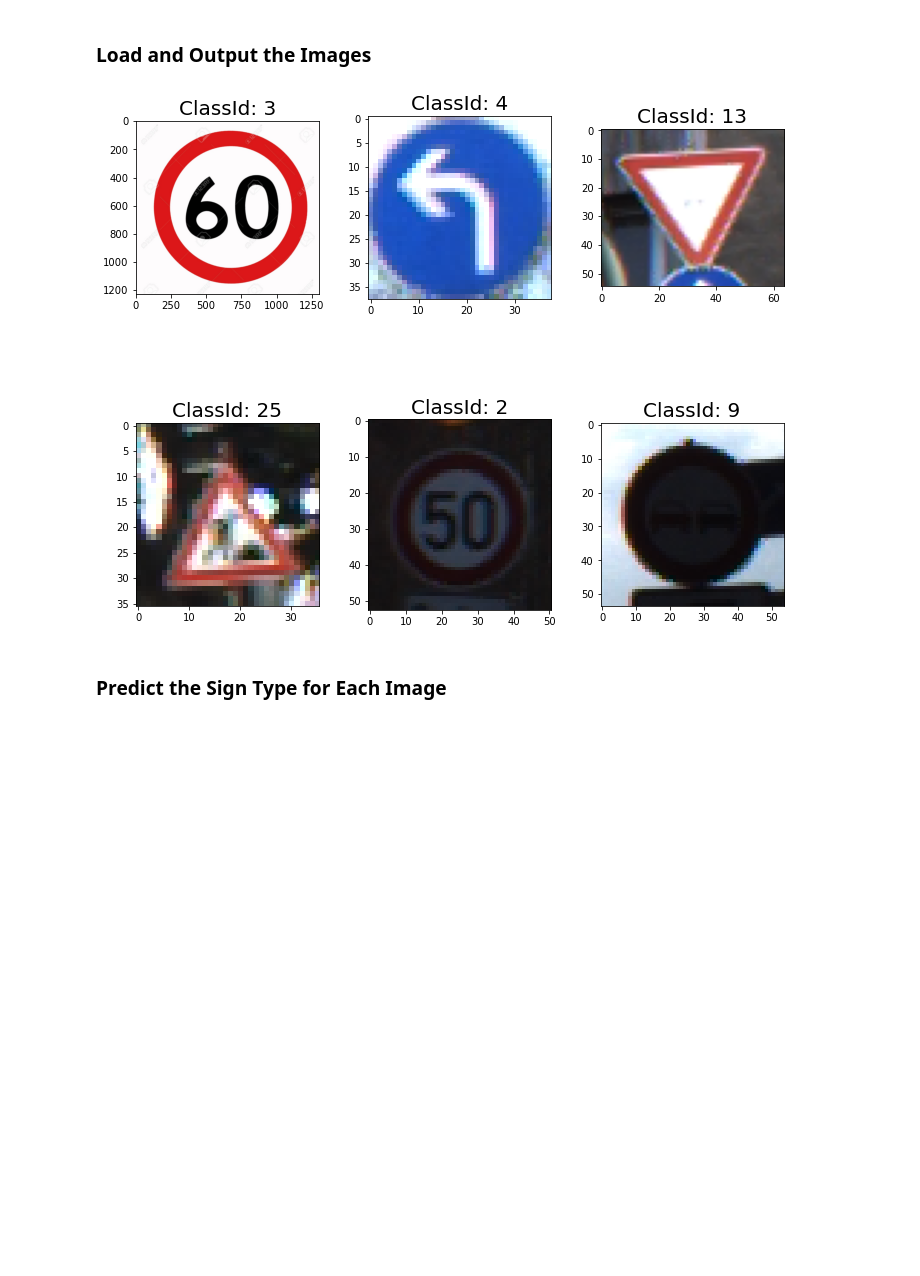
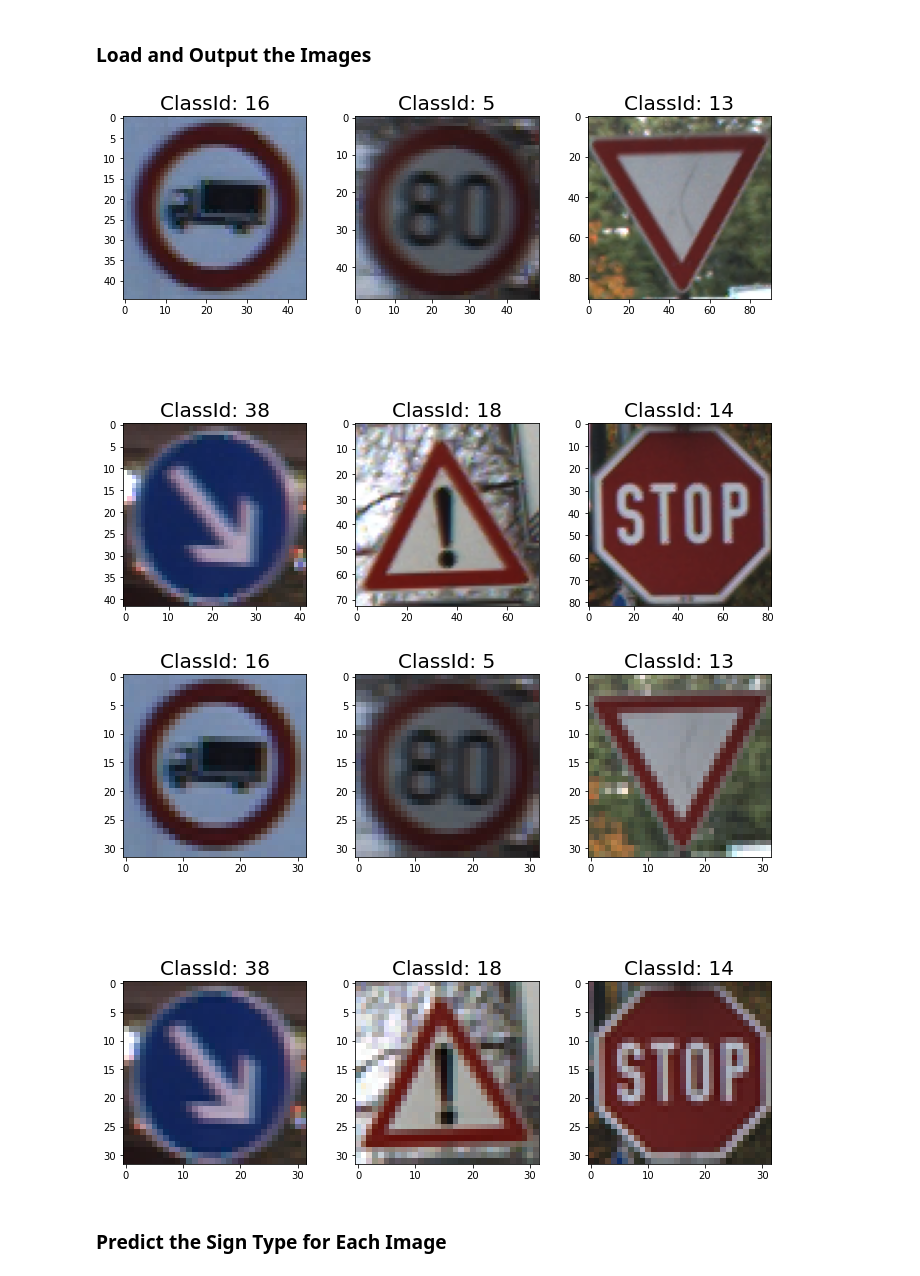
Before and after one commit to BofeiCHEN/CarND-Traffic-Sign-Classifier-Project, a Jupyter notebook: Traffic_Sign_Classifier.ipynb, the cells around one changed output. Saved outputs shown, nothing was run; the diff lists cells and outputs as text; code cells hidden in the pictures; blank space fills up the shorter version.

```diff
--- a/Traffic_Sign_Classifier.ipynb
+++ b/Traffic_Sign_Classifier.ipynb
@@ -358,44 +370,75 @@ You may find `signnames.csv` useful as it contains mappings from the class id (i
 # %%
 ### Load the images and plot them here.
 ### Feel free to use as many code cells as needed.
 import cv2
 #import matplotlib.pyplot as plt
 #import numpy as np
 #import tensorflow as tf
 from skimage import transform
 from skimage import io
 
 
-img_1 = cv2.imread("test/001.png")[...,::-1]
-ppm_img_2 = cv2.imread("test/09428.ppm")[...,::-1]
-ppm_img_3 = cv2.imread("test/02049.ppm")[...,::-1]
-ppm_img_4 = cv2.imread("test/03362.ppm")[...,::-1]
-ppm_img_5 = cv2.imread("test/04489.ppm")[...,::-1]
-ppm_img_6 = cv2.imread("test/09211.ppm")[...,::-1]
+ppm_img_1 = cv2.imread("test/00000.ppm")[...,::-1]
+ppm_img_2 = cv2.imread("test/01938.ppm")[...,::-1]
+ppm_img_3 = cv2.imread("test/02523.ppm")[...,::-1]
+ppm_img_4 = cv2.imread("test/07598.ppm")[...,::-1]
+ppm_img_5 = cv2.imread("test/08521.ppm")[...,::-1]
+ppm_img_6 = cv2.imread("test/11211.ppm")[...,::-1]
 
-
-f, axs = plt.subplots(2, 3, figsize=(9, 9))
-f.tight_layout()
-axs[0,0].imshow(img_1)
-axs[0,0].set_title('ClassId: 3', fontsize=20)
+fig_test, axs = plt.subplots(2, 3, figsize=(9, 9))
+fig_test.tight_layout()
+axs[0,0].imshow(ppm_img_1)
+axs[0,0].set_title('ClassId: 16', fontsize=20)
 
 axs[0,1].imshow(ppm_img_2)
-axs[0,1].set_title('ClassId: 4', fontsize=20)
+axs[0,1].set_title('ClassId: 5', fontsize=20)
 
 axs[0,2].imshow(ppm_img_3)
 axs[0,2].set_title('ClassId: 13', fontsize=20)
 
 axs[1,0].imshow(ppm_img_4)
-axs[1,0].set_title('ClassId: 25', fontsize=20)
+axs[1,0].set_title('ClassId: 38', fontsize=20)
 
 axs[1,1].imshow(ppm_img_5)
-axs[1,1].set_title('ClassId: 2', fontsize=20)
+axs[1,1].set_title('ClassId: 18', fontsize=20)
 
 axs[1,2].imshow(ppm_img_6)
-axs[1,2].set_title('ClassId: 9', fontsize=20)
+axs[1,2].set_title('ClassId: 14', fontsize=20)
 plt.subplots_adjust(left=0., right=1, top=0.9, bottom=0.)
+fig_test.savefig('./fig_writeup/original_test_images.png')
+
+
+image_1 = cv2.imread("test/00000.png")[...,::-1]
+image_2 = cv2.imread("test/01938.png")[...,::-1]
+image_3 = cv2.imread("test/02523.png")[...,::-1]
+image_4 = cv2.imread("test/07598.png")[...,::-1]
+image_5 = cv2.imread("test/08521.png")[...,::-1]
+image_6 = cv2.imread("test/11211.png")[...,::-1]
+
+fig_png, axs = plt.subplots(2, 3, figsize=(9, 9))
+fig_png.tight_layout()
+axs[0,0].imshow(image_1)
+axs[0,0].set_title('ClassId: 16', fontsize=20)
+
+axs[0,1].imshow(image_2)
+axs[0,1].set_title('ClassId: 5', fontsize=20)
+
+axs[0,2].imshow(image_3)
+axs[0,2].set_title('ClassId: 13', fontsize=20)
+
+axs[1,0].imshow(image_4)
+axs[1,0].set_title('ClassId: 38', fontsize=20)
+
+axs[1,1].imshow(image_5)
+axs[1,1].set_title('ClassId: 18', fontsize=20)
+
+axs[1,2].imshow(image_6)
+axs[1,2].set_title('ClassId: 14', fontsize=20)
+plt.subplots_adjust(left=0., right=1, top=0.9, bottom=0.)
+fig_png.savefig('./fig_writeup/test_images_png32.png')
 # %% [output]
-[figure, old version]
+[figure, new version]
+[figure, added]
 # %% [markdown]
 ### Predict the Sign Type for Each Image
 # %%
```
Also changed, not shown: parts of 10 cells of this notebook, 43 other files.
